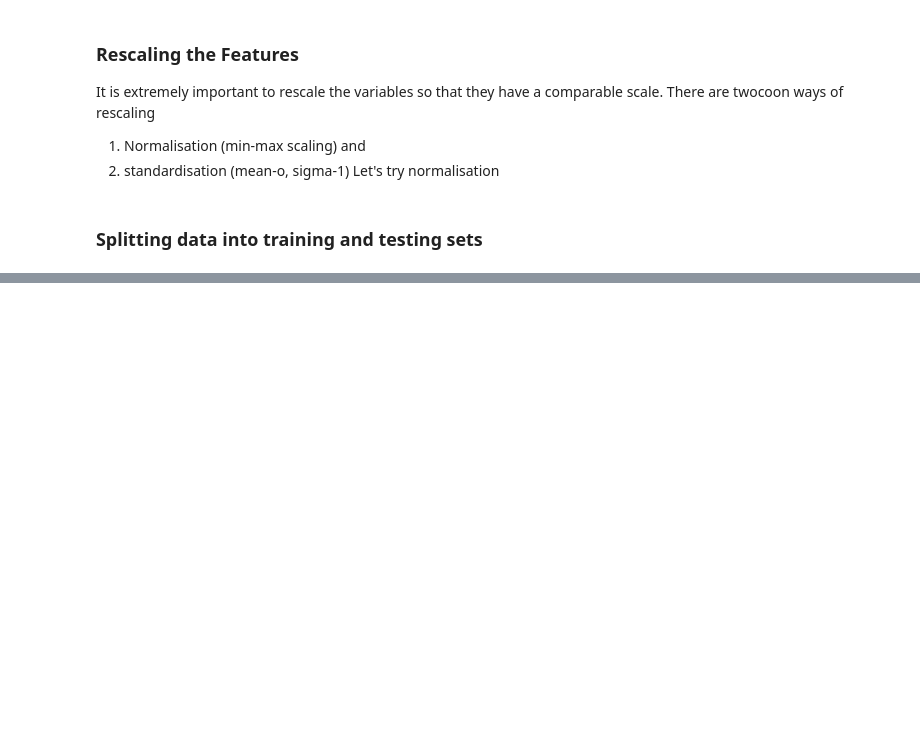
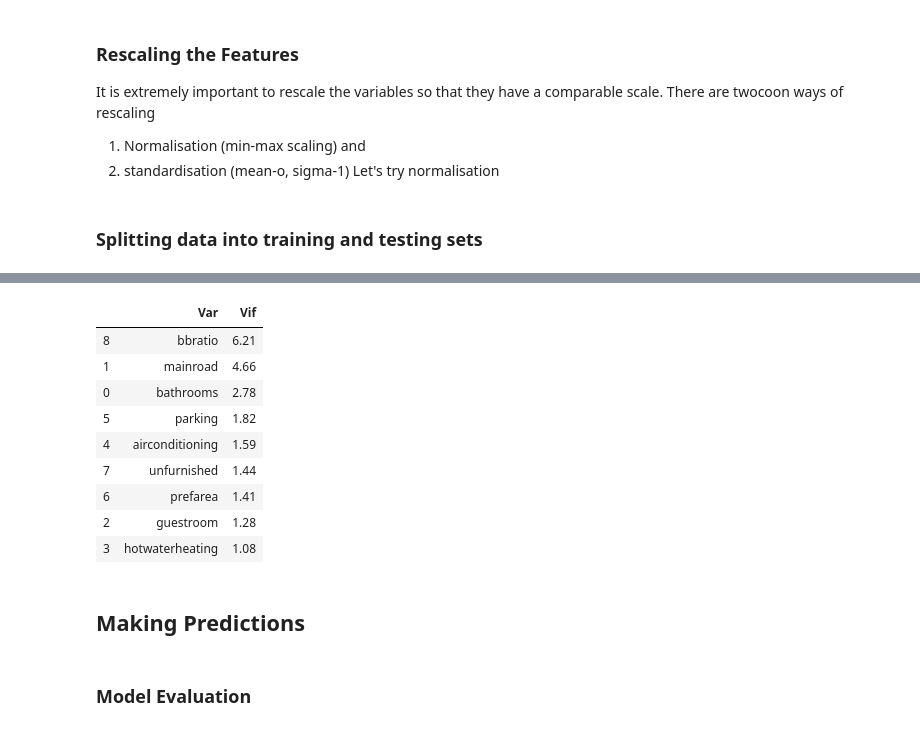
Before and after one commit to ArafatSabbir/Machine-Learning-with-Python-and-R, a Jupyter notebook: Multiple Linear Regression/RFE(HOUSING CASE STUDY).ipynb, the cells around one changed output, grey strips where cells are left out. Saved outputs shown, nothing was run; the diff lists cells and outputs as text; code cells hidden in the pictures; blank space fills up the shorter version.

```diff
--- a/Multiple Linear Regression/RFE(HOUSING CASE STUDY).ipynb
+++ b/Multiple Linear Regression/RFE(HOUSING CASE STUDY).ipynb
@@ -83,0 +134,16 @@ def vif_cal(input_data, dependent_col):
+# %%
+# Calculating Vif value
+vif_cal(input_data=housing.drop(['area','bedrooms','stories','basement','semi-furnished','areaperbedroom'], axis=1), dependent_col="price")
+# %% [output]
+|  | Var | Vif |
+| 8 | bbratio | 6.21 |
+| 1 | mainroad | 4.66 |
+| 0 | bathrooms | 2.78 |
+| 5 | parking | 1.82 |
+| 4 | airconditioning | 1.59 |
+| 7 | unfurnished | 1.44 |
+| 6 | prefarea | 1.41 |
+| 2 | guestroom | 1.28 |
+| 3 | hotwaterheating | 1.08 |
+# %% [markdown]
+## Making Predictions
@@ -83,0 +161,2 @@ def vif_cal(input_data, dependent_col):
+# %% [markdown]
+### Model Evaluation
```
Also changed, not shown: parts of 11 cells of this notebook.
